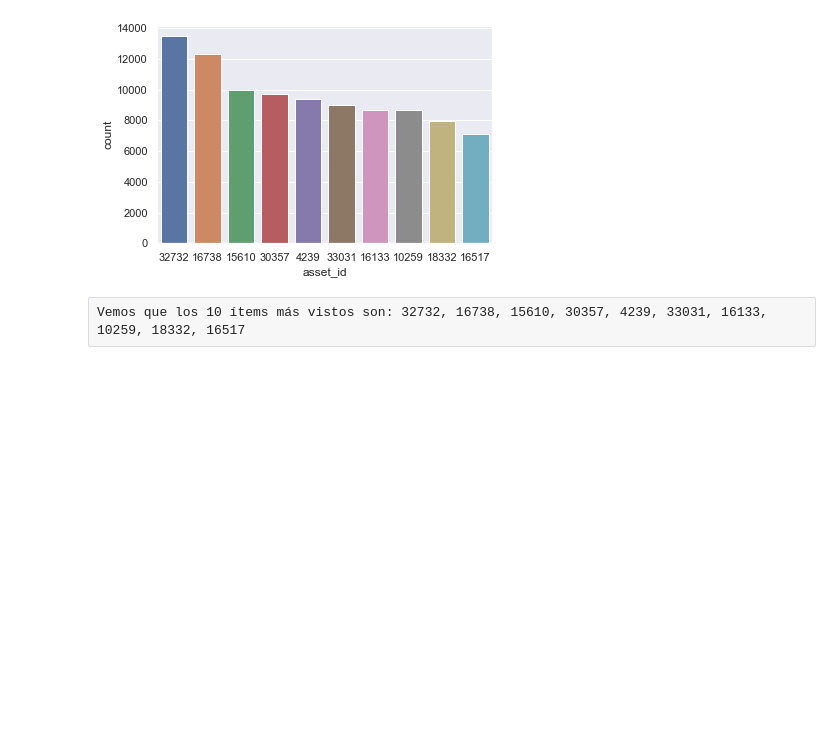
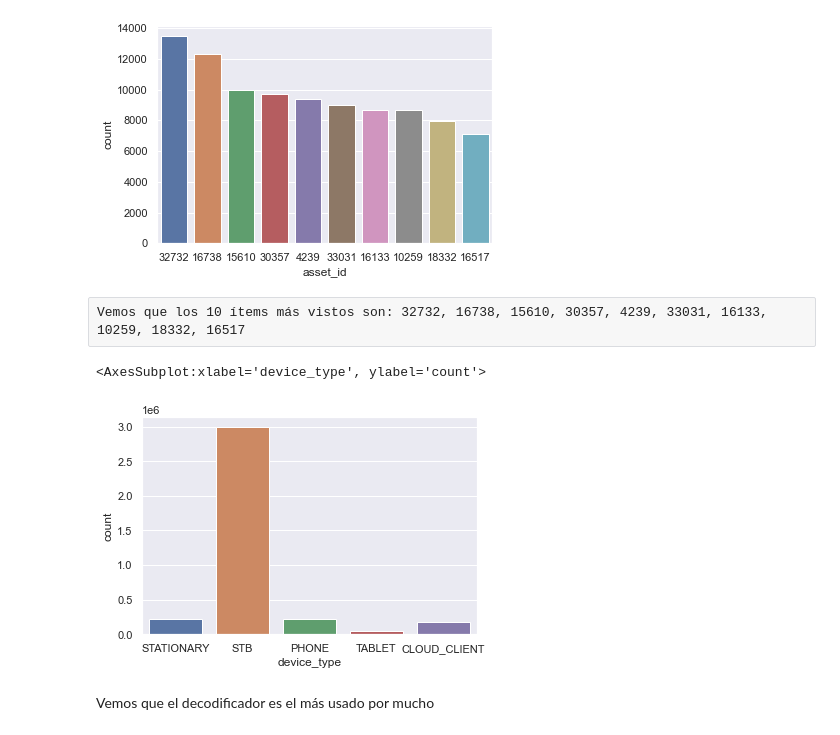
Before and after one commit to Qk527/DesafioTelecom, a Jupyter notebook: EDA/EDA_Train_Qk.ipynb, the cells around one changed output. Drawn from its saved outputs; the diff is of its cells as text; code cells hidden in the pictures; blank space fills up the shorter version.

```diff
--- a/EDA/EDA_Train_Qk.ipynb
+++ b/EDA/EDA_Train_Qk.ipynb
@@ -84,3 +84,11 @@ sns.countplot(x='asset_id', data=df_train,
 [figure]
 # %% [raw]
 Vemos que los 10 ítems más vistos son: 32732, 16738, 15610, 30357, 4239, 33031, 16133, 10259, 18332, 16517
+# %%
+#Vemos los dispositivos más usados
+sns.countplot(x='device_type', data=df_train)
+# %% [output]
+<AxesSubplot:xlabel='device_type', ylabel='count'>
+[figure, added]
+# %% [markdown]
+Vemos que el decodificador es el más usado por mucho
```
Also changed, not shown: 1 other file.
